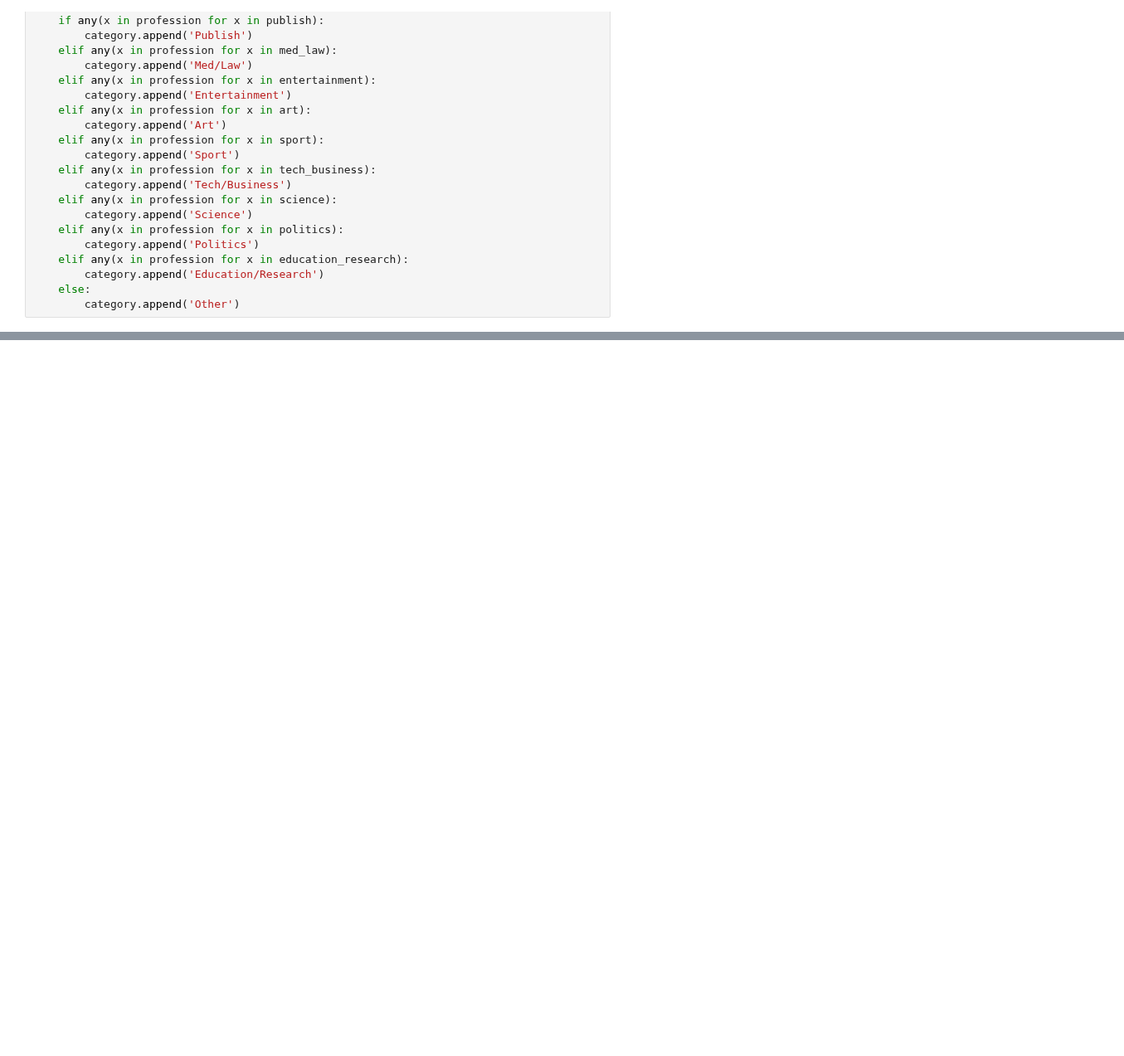
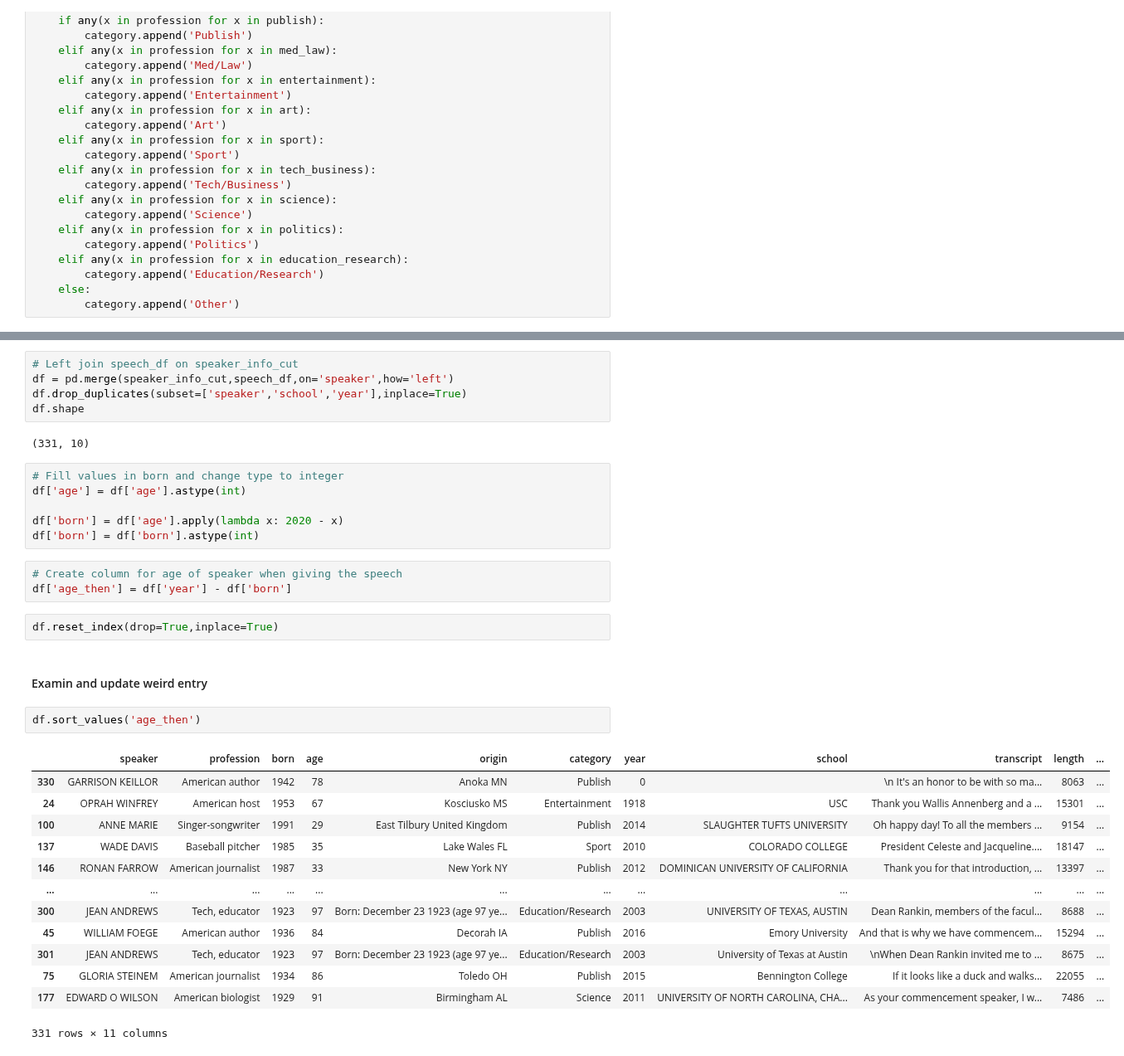
Before and after one commit to katiehuang1221/NLP-Analysis-On-Motivational-Speeches, a Jupyter notebook: notebook/04_EDA_speaker.ipynb, the cells around one changed output, grey strips where cells are left out. Shown at 83% size. Cells and saved outputs as stored; diff of their text form; blank space fills up the shorter version.

```diff
--- a/notebook/04_EDA_speaker.ipynb
+++ b/notebook/04_EDA_speaker.ipynb
@@ -91,0 +134,36 @@ speaker_info_cut[speaker_info_cut.category == "Other"]
+# %%
+# Left join speech_df on speaker_info_cut
+df = pd.merge(speaker_info_cut,speech_df,on='speaker',how='left')
+df.drop_duplicates(subset=['speaker','school','year'],inplace=True)
+df.shape
+# %% [output]
+(331, 10)
+# %%
+# Fill values in born and change type to integer
+df['age'] = df['age'].astype(int)
+
+df['born'] = df['age'].apply(lambda x: 2020 - x)
+df['born'] = df['born'].astype(int)
+# %%
+# Create column for age of speaker when giving the speech
+df['age_then'] = df['year'] - df['born']
+# %%
+df.reset_index(drop=True,inplace=True)
+# %% [markdown]
+#### Examin and update weird entry
+# %%
+df.sort_values('age_then')
+# %% [output]
+|  | speaker | profession | born | age | origin | category | year | school | transcript | length | ... |
+| 330 | GARRISON KEILLOR | American author | 1942 | 78 | Anoka MN | Publish | 0 |  | \n It's an honor to be with so ma... | 8063 | ... |
+| 24 | OPRAH WINFREY | American host | 1953 | 67 | Kosciusko MS | Entertainment | 1918 | USC | Thank you Wallis Annenberg and a ... | 15301 | ... |
+| 100 | ANNE MARIE | Singer-songwriter | 1991 | 29 | East Tilbury United Kingdom | Publish | 2014 | SLAUGHTER TUFTS UNIVERSITY | Oh happy day! To all the members ... | 9154 | ... |
+| 137 | WADE DAVIS | Baseball pitcher | 1985 | 35 | Lake Wales FL | Sport | 2010 | COLORADO COLLEGE | President Celeste and Jacqueline.... | 18147 | ... |
+| 146 | RONAN FARROW | American journalist | 1987 | 33 | New York NY | Publish | 2012 | DOMINICAN UNIVERSITY OF CALIFORNIA | Thank you for that introduction, ... | 13397 | ... |
+| ... | ... | ... | ... | ... | ... | ... | ... | ... | ... | ... | ... |
+| 300 | JEAN ANDREWS | Tech, educator | 1923 | 97 | Born: December 23 1923 (age 97 ye... | Education/Research | 2003 | UNIVERSITY OF TEXAS, AUSTIN | Dean Rankin, members of the facul... | 8688 | ... |
+| 45 | WILLIAM FOEGE | American author | 1936 | 84 | Decorah IA | Publish | 2016 | Emory University | And that is why we have commencem... | 15294 | ... |
+| 301 | JEAN ANDREWS | Tech, educator | 1923 | 97 | Born: December 23 1923 (age 97 ye... | Education/Research | 2003 | University of Texas at Austin | \nWhen Dean Rankin invited me to ... | 8675 | ... |
+| 75 | GLORIA STEINEM | American journalist | 1934 | 86 | Toledo OH | Publish | 2015 | Bennington College | If it looks like a duck and walks... | 22055 | ... |
+| 177 | EDWARD O WILSON | American biologist | 1929 | 91 | Birmingham AL | Science | 2011 | UNIVERSITY OF NORTH CAROLINA, CHA... | As your commencement speaker, I w... | 7486 | ... |
+331 rows × 11 columns
```
Also changed, not shown: parts of 18 cells of this notebook.
